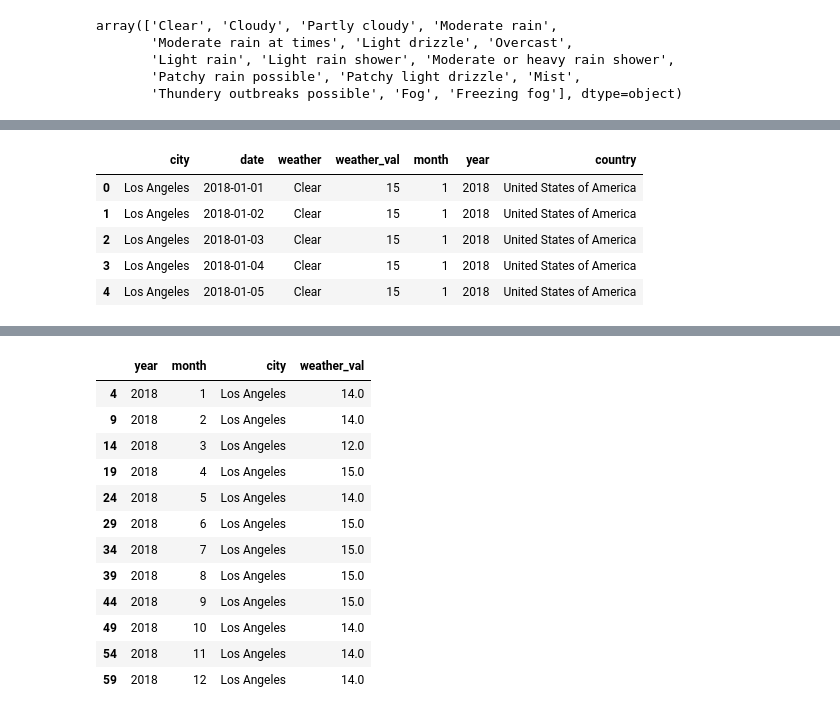
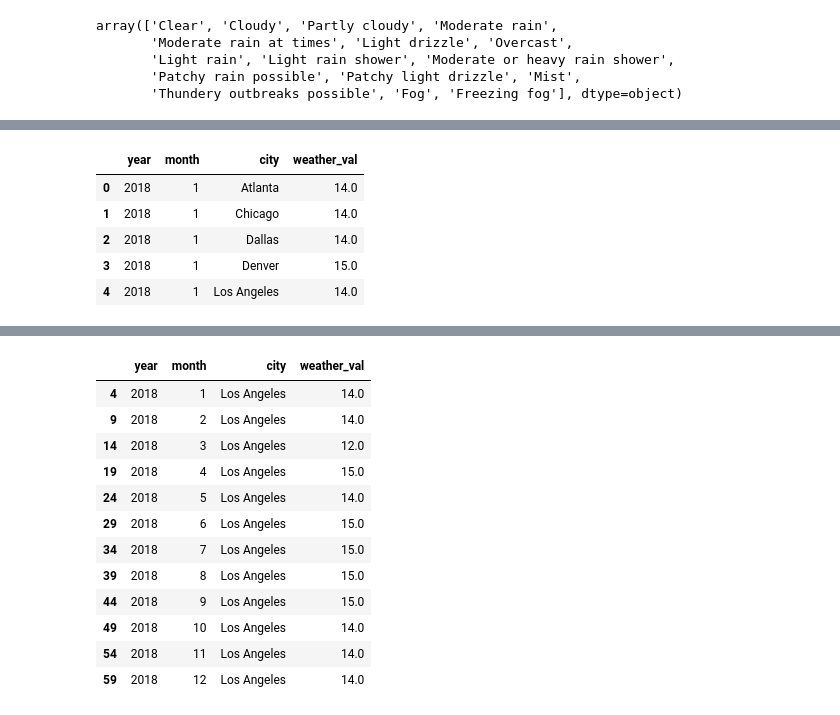
Before and after one commit to jmarshall2020/Jessica_Homework, a Jupyter notebook: ETL_Project/ETL_Project_Final/ETL_Project.ipynb, the cells around one changed output, grey strips where cells are left out. Saved outputs shown, nothing was run; the diff lists cells and outputs as text; code cells hidden in the pictures.

```diff
--- a/ETL_Project/ETL_Project_Final/ETL_Project.ipynb
+++ b/ETL_Project/ETL_Project_Final/ETL_Project.ipynb
@@ -349,13 +350,12 @@ final[['city','country']] = final.city.str.split(expand= True,pat=',')
-# %%
-final.head()
-# %% [output]
-|  | city | date | weather | weather_val | month | year | country |
-| 0 | Los Angeles | 2018-01-01 | Clear | 15 | 1 | 2018 | United States of America |
-| 1 | Los Angeles | 2018-01-02 | Clear | 15 | 1 | 2018 | United States of America |
-| 2 | Los Angeles | 2018-01-03 | Clear | 15 | 1 | 2018 | United States of America |
-| 3 | Los Angeles | 2018-01-04 | Clear | 15 | 1 | 2018 | United States of America |
-| 4 | Los Angeles | 2018-01-05 | Clear | 15 | 1 | 2018 | United States of America |
 # %%
 final_df = final.groupby(['year','month','city'],as_index=False).mean()#.agg(lambda x:x.value_counts().index[0])
 
 final_df.weather_val = np.round(final_df.weather_val)
+final_df.head()
+# %% [output]
+|  | year | month | city | weather_val |
+| 0 | 2018 | 1 | Atlanta | 14.0 |
+| 1 | 2018 | 1 | Chicago | 14.0 |
+| 2 | 2018 | 1 | Dallas | 14.0 |
+| 3 | 2018 | 1 | Denver | 15.0 |
+| 4 | 2018 | 1 | Los Angeles | 14.0 |
```
Also changed, not shown: parts of 25 cells of this notebook, 5 other files.
